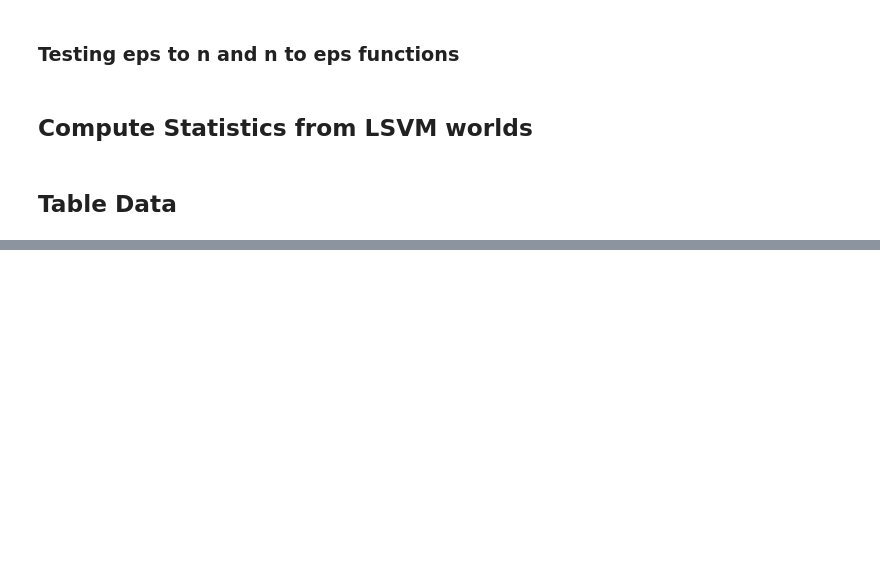
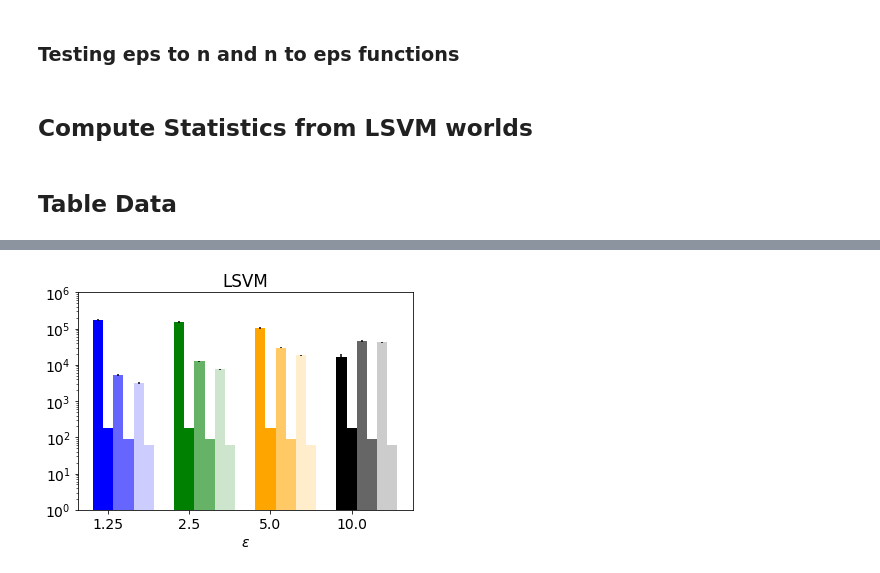
Before and after one commit to eareyan/competitive_equilibria, a Jupyter notebook: notebooks/Value Model Data Explorer.ipynb, the cells around one changed output, grey strips where cells are left out. Drawn from its saved outputs; the diff is of its cells as text; code cells hidden in the pictures; blank space fills up the shorter version.

```diff
--- a/notebooks/Value Model Data Explorer.ipynb
+++ b/notebooks/Value Model Data Explorer.ipynb
@@ -197,0 +267,4 @@ print(construct_ea_eap_ptable([compare_ea_eap(f"../value_models/GSVM/develop/3/w
+# %%
+plot_pruning('LSVM')
+# %% [output]
+[figure, added]
```
Also changed, not shown: parts of 18 cells of this notebook, 7 other files.
